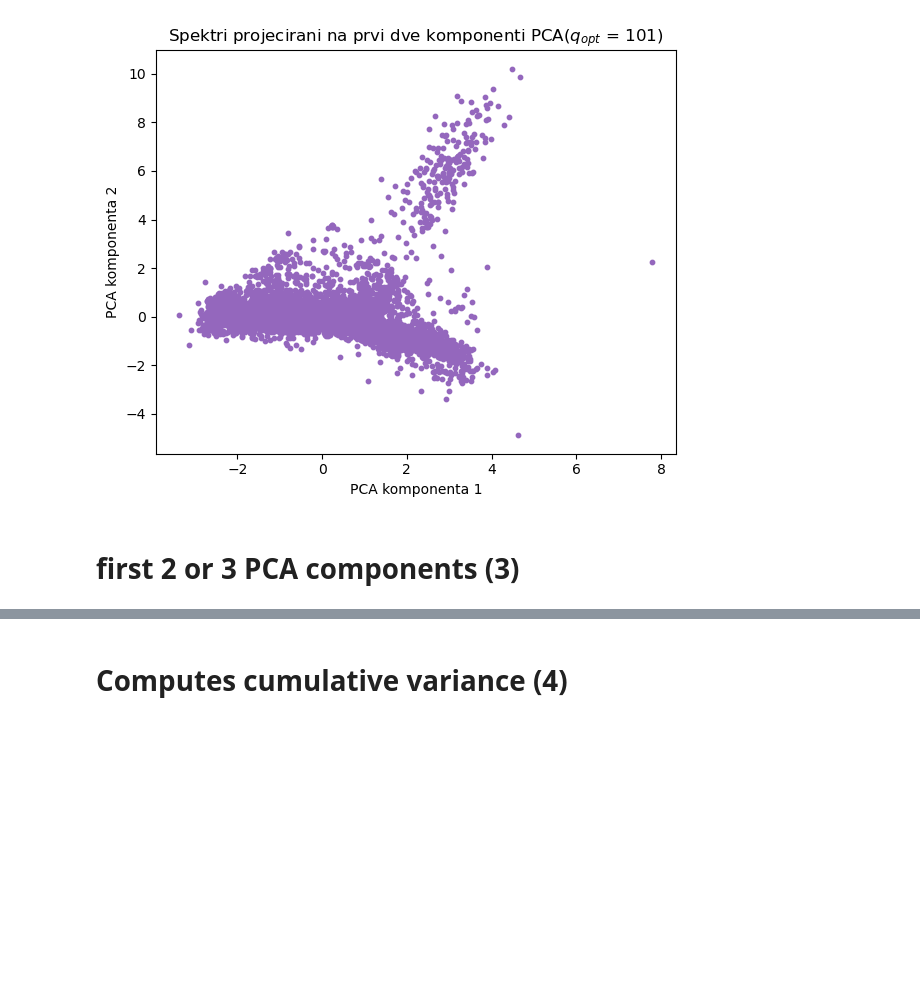
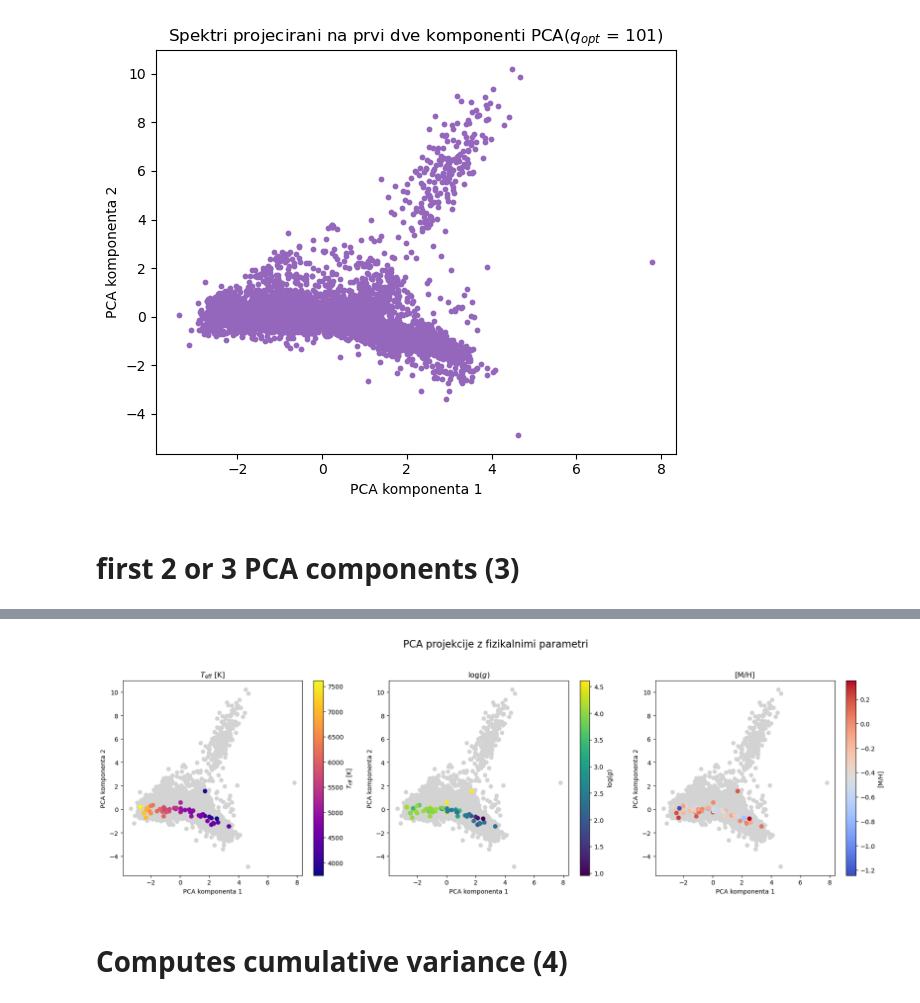
Before and after one commit to Gue5Who/Faks, a Jupyter notebook: PSUF/nal_2/koda/spektri_pca.ipynb, the cells around one changed output, grey strips where cells are left out. Drawn from its saved outputs; the diff is of its cells as text; code cells hidden in the pictures; blank space fills up the shorter version.

```diff
--- a/PSUF/nal_2/koda/spektri_pca.ipynb
+++ b/PSUF/nal_2/koda/spektri_pca.ipynb
@@ -366,3 +330,41 @@ Outlier spectra: [4055, 4563, 333, 1360, 2001, 1133, 4142, 1363, 2061, 2212]
+# %%
+# Plot PCA projections colored by Teff, logg, and [M/H] on the same figure
+
+fig, axes = plt.subplots(1, 3, figsize=(18, 6))
+
+# Temperature
+if not np.isnan(Teff_match).all():
+    axes[0].scatter(T[:,0], T[:,1], c='lightgray', label='Spektri')
+    sc1 = axes[0].scatter(T[:,0], T[:,1], c=Teff_match, cmap='plasma', s=40)
+    axes[0].set_title(r'$T_{\mathrm{eff}}$ [K]')
+    axes[0].set_xlabel('PCA komponenta 1')
+    axes[0].set_ylabel('PCA komponenta 2')
+    fig.colorbar(sc1, ax=axes[0], label=r'$T_{\mathrm{eff}}$ [K]')
+
+# log(g)
+if not np.isnan(logg_match).all():
+    axes[1].scatter(T[:,0], T[:,1], c='lightgray', label='Spektri')
+    sc2 = axes[1].scatter(T[:,0], T[:,1], c=logg_match, cmap='viridis', s=40)
+
+    axes[1].set_title(r'$\log(g)$')
+    axes[1].set_xlabel('PCA komponenta 1')
+    axes[1].set_ylabel('PCA komponenta 2')
+    fig.colorbar(sc2, ax=axes[1], label=r'$\log(g)$')
+
+# Metallicity [M/H]
+if not np.isnan(MH_match).all():
+    axes[2].scatter(T[:,0], T[:,1], c='lightgray', label='Spektri')
+    sc3 = axes[2].scatter(T[:,0], T[:,1], c=MH_match, cmap='coolwarm', s=40)
+    axes[2].set_title('[M/H]')
+    axes[2].set_xlabel('PCA komponenta 1')
+    axes[2].set_ylabel('PCA komponenta 2')
+    fig.colorbar(sc3, ax=axes[2], label='[M/H]')
+
+fig.suptitle('PCA projekcije z fizikalnimi parametri', fontsize=16)
+plt.tight_layout(rect=[0, 0, 1, 0.95])
+plt.show()
+# %% [output]
+[figure, added]
 # %% [markdown]
 # Computes cumulative variance (4)
 # %%
```
Also changed, not shown: parts of 9 cells of this notebook, 8 other files.
